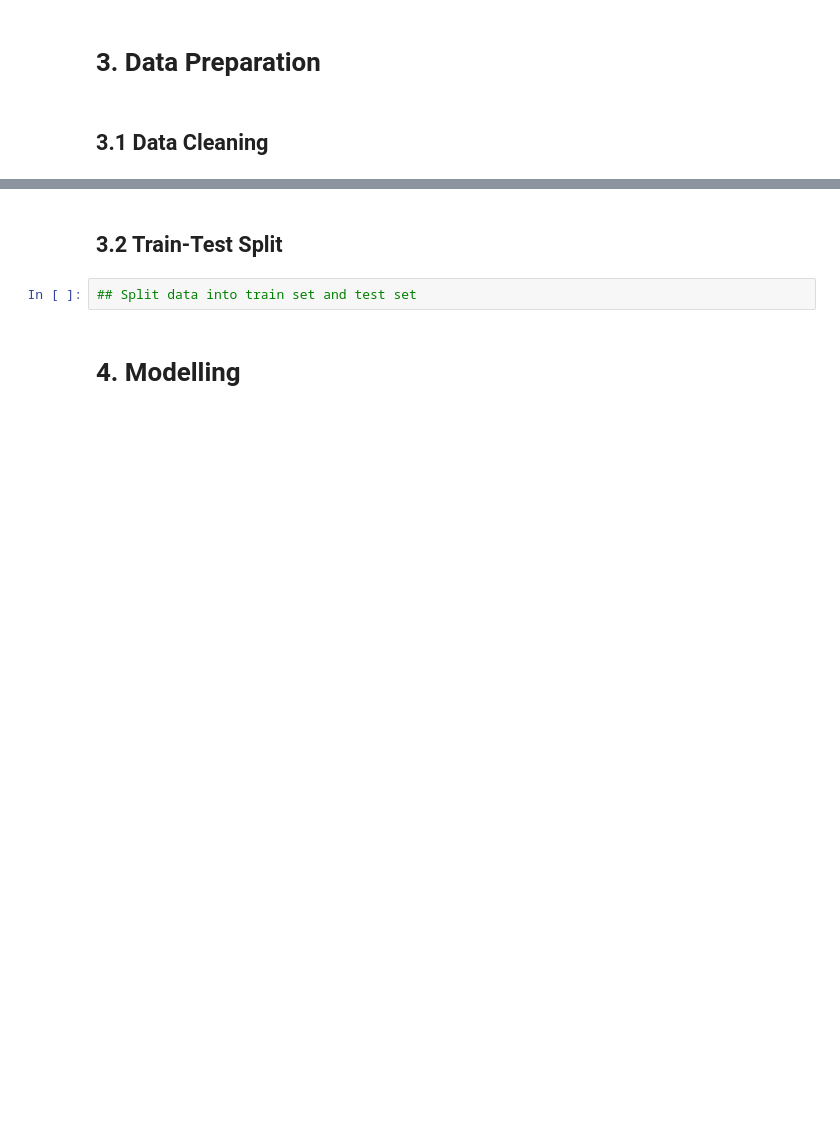
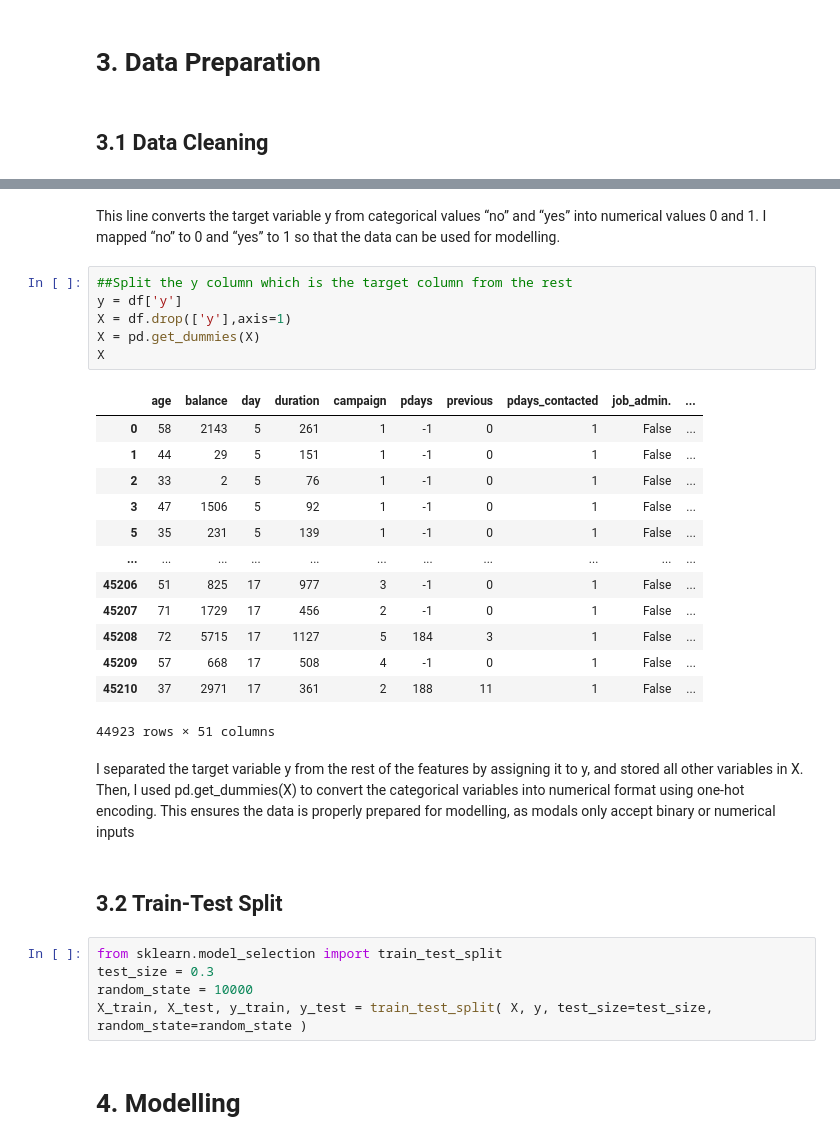
Before and after one commit to Muthiah-lab/MLDP-Final-Project, a Jupyter notebook: MLDPFinalProject(Deployed).ipynb, the cells around one changed output, grey strips where cells are left out. Saved outputs shown, nothing was run; the diff lists cells and outputs as text; blank space fills up the shorter version.

```diff
--- a/MLDPFinalProject(Deployed).ipynb
+++ b/MLDPFinalProject(Deployed).ipynb
@@ -354,7 +385,34 @@ From the heatmap, most variables show very weak correlations (values close to 0)
+# %% [markdown]
+This line converts the target variable y from categorical values “no” and “yes” into numerical values 0 and 1. I mapped “no” to 0 and “yes” to 1 so that the data can be used for modelling.
+# %%
+##Split the y column which is the target column from the rest
+y = df['y']
+X = df.drop(['y'],axis=1)
+X = pd.get_dummies(X)
+X
+# %% [output]
+|  | age | balance | day | duration | campaign | pdays | previous | pdays_contacted | job_admin. | ... |
+| 0 | 58 | 2143 | 5 | 261 | 1 | -1 | 0 | 1 | False | ... |
+| 1 | 44 | 29 | 5 | 151 | 1 | -1 | 0 | 1 | False | ... |
+| 2 | 33 | 2 | 5 | 76 | 1 | -1 | 0 | 1 | False | ... |
+| 3 | 47 | 1506 | 5 | 92 | 1 | -1 | 0 | 1 | False | ... |
+| 5 | 35 | 231 | 5 | 139 | 1 | -1 | 0 | 1 | False | ... |
+| ... | ... | ... | ... | ... | ... | ... | ... | ... | ... | ... |
+| 45206 | 51 | 825 | 17 | 977 | 3 | -1 | 0 | 1 | False | ... |
+| 45207 | 71 | 1729 | 17 | 456 | 2 | -1 | 0 | 1 | False | ... |
+| 45208 | 72 | 5715 | 17 | 1127 | 5 | 184 | 3 | 1 | False | ... |
+| 45209 | 57 | 668 | 17 | 508 | 4 | -1 | 0 | 1 | False | ... |
+| 45210 | 37 | 2971 | 17 | 361 | 2 | 188 | 11 | 1 | False | ... |
+44923 rows × 51 columns
+# %% [markdown]
+I separated the target variable y from the rest of the features by assigning it to y, and stored all other variables in X. Then, I used pd.get_dummies(X) to convert the categorical variables into numerical format using one-hot encoding. This ensures the data is properly prepared for modelling, as modals only accept binary or numerical inputs
 # %% [markdown]
 ## 3.2 Train-Test Split
 # %%
-## Split data into train set and test set
+from sklearn.model_selection import train_test_split
+test_size = 0.3
+random_state = 10000
+X_train, X_test, y_train, y_test = train_test_split( X, y, test_size=test_size, random_state=random_state )
 # %% [markdown]
 # 4. Modelling
 # %% [markdown]
```
Also changed, not shown: parts of 8 cells of this notebook.
